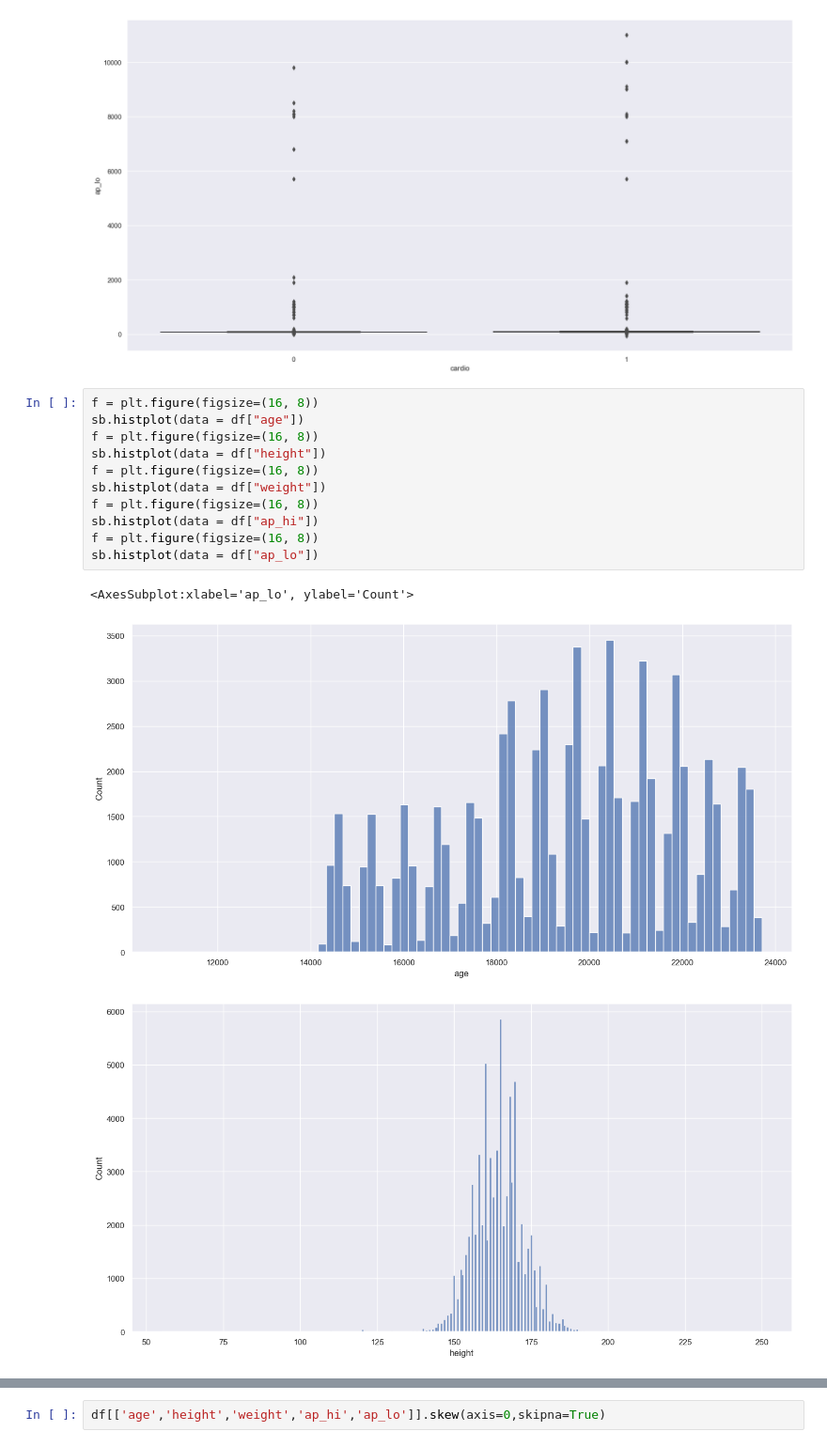
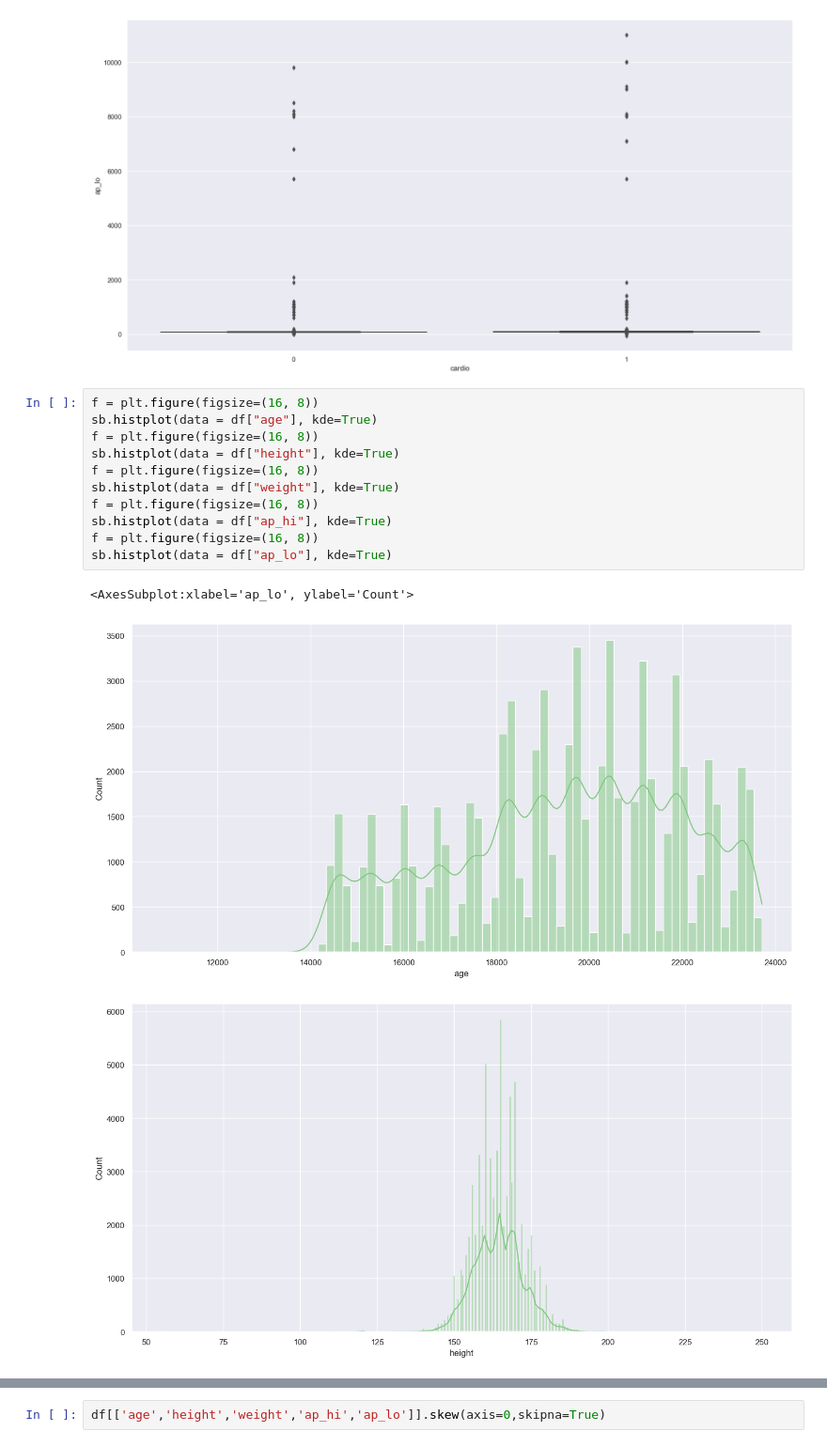
Before and after one commit to keithfykai/SC1015-Project---Cardiovascular-Disease-, a Jupyter notebook: SC1015 Project Notebook.ipynb, the cells around one changed output, grey strips where cells are left out. Shown: that part at 94% size. Saved outputs shown, nothing was run; the diff lists cells and outputs as text.

Commit message:
Updated data cleaning and visualizations

```diff
--- a/SC1015 Project Notebook.ipynb
+++ b/SC1015 Project Notebook.ipynb
@@ -238,16 +240,16 @@ sb.boxplot(data=df, orient='v',x='cardio',y='ap_lo')
 [figure]
 # %%
 f = plt.figure(figsize=(16, 8))
-sb.histplot(data = df["age"])
+sb.histplot(data = df["age"], kde=True)
 f = plt.figure(figsize=(16, 8))
-sb.histplot(data = df["height"])
+sb.histplot(data = df["height"], kde=True)
 f = plt.figure(figsize=(16, 8))
-sb.histplot(data = df["weight"])
+sb.histplot(data = df["weight"], kde=True)
 f = plt.figure(figsize=(16, 8))
-sb.histplot(data = df["ap_hi"])
+sb.histplot(data = df["ap_hi"], kde=True)
 f = plt.figure(figsize=(16, 8))
-sb.histplot(data = df["ap_lo"])
+sb.histplot(data = df["ap_lo"], kde=True)
 # %% [output]
 <AxesSubplot:xlabel='ap_lo', ylabel='Count'>
-[figure, old version]
+[figure, new version]
-[figure, old version]
+[figure, new version]
```
Also changed, not shown: parts of 6 cells of this notebook.
